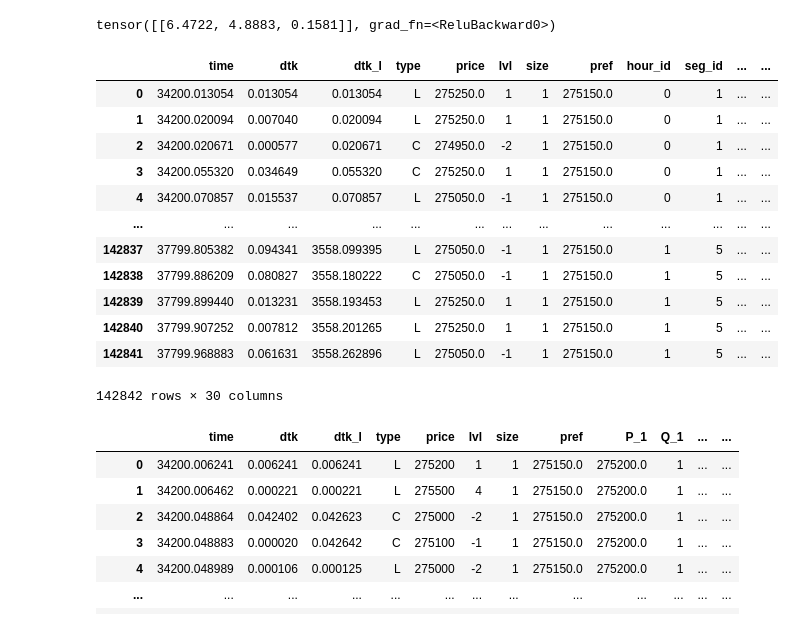
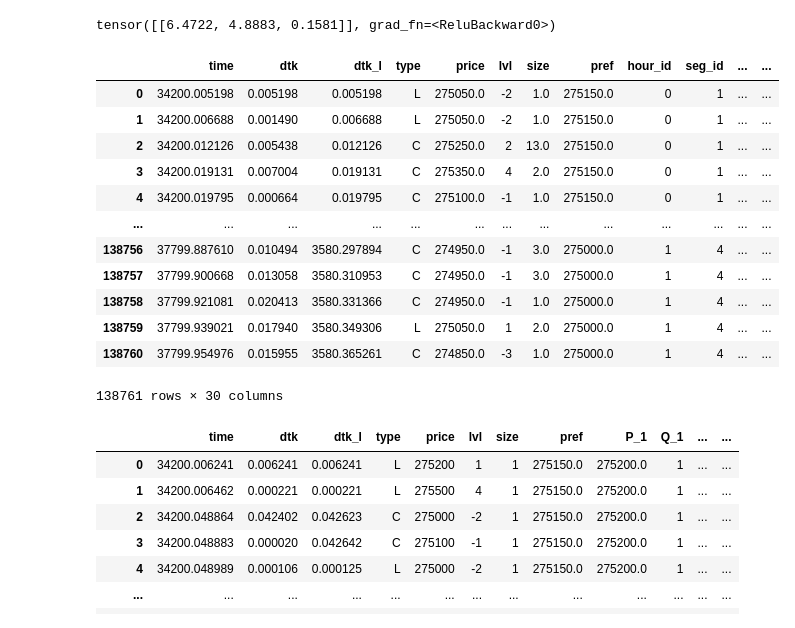
Before and after one commit to archer-paul/DeepQR-Microstructure, a Jupyter notebook: deepNN.ipynb, the cells around one changed output. Saved outputs shown, nothing was run; the diff lists cells and outputs as text; code cells hidden in the pictures.

```diff
--- a/deepNN.ipynb
+++ b/deepNN.ipynb
@@ -7,13 +9,23 @@ import matplotlib.pyplot as plt
 from lobster import *
 # %%
 ticker = "INTC"
-message_path  = f"data/LOBSTER_SampleFile_{ticker}_2012-06-21_5/{ticker}_2012-06-21_34200000_57600000_message_5.csv"
-orderbook_path = f"data/LOBSTER_SampleFile_{ticker}_2012-06-21_5/{ticker}_2012-06-21_34200000_57600000_orderbook_5.csv"
-levels=5
-K=5
+date = "2012-06-21"
+folder1 = "data"
+folder2 = "LOBSTER_SampleFile_INTC_2012-06-21_5"
+code = "34200000_57600000"
+message_path = f"{folder1}/{folder2}/{ticker}_{date}_{code}_message_5.csv"
+orderbook_path = f"{folder1}/{folder2}/{ticker}_{date}_{code}_orderbook_5.csv"
 
-msg, ob, qr, df = load_lobster_data(message_path, orderbook_path, levels=levels, K=K)
-#[["type", "lvl", "size", "P_1", "Q_1", "P_-1", "Q_-1", "P_2", "Q_2", "P_-2", "Q_-2", "P_3", "Q_3", "P_-3", "Q_-3", "P_4", "Q_4", "P_-4", "Q_-4", "P_5", "Q_5", "P_-5", "Q_-5"]]
+levels = 5
+K = 5
+
+msg, ob, qr, df = load_lobster_data(
+    message_path,
+    orderbook_path,
+    levels=levels,
+    K=K
+)
+
 df
 # %% [output]
 |  | time | dtk | dtk_l | type | price | lvl | size | pref | P_1 | Q_1 | ... | ... |
@@ -560,42 +582,49 @@ tensor([[6.4722, 4.8883, 0.1581]], grad_fn=<ReluBackward0>)
 # %%
 models_by_level = {
     1: model_level_1,
     2: model_level_2,
     3: model_level_3,
     4: model_level_4,
     5: model_level_5,
 }
 
 init_qa = [10, 12, 15, 18, 20]
 init_qb = [11, 13, 14, 17, 21]
 
+empirical_q_ask = df_norm["Q_5"].dropna().values.astype(float)
+empirical_q_bid = df_norm["Q_-5"].dropna().values.astype(float)
+
+size_sampler = build_empirical_size_sampler(df_norm, K=5)
+
 df_sim = simulate_dqr_day(
     models_by_level=models_by_level,
     init_qa=init_qa,
     init_qb=init_qb,
     K=5,
     T_sim=3600.0,
     t_start=34200.0,
     pref0=275150.0,
-    tick_size=100,
+    tick_size=50,
     q_max=500,
     device="cpu",
     refill_mode="empirical",   # ou "empirical"
-    refill_value=5
+    empirical_q_ask=empirical_q_ask,
+    empirical_q_bid=empirical_q_bid,
+    empirical_size_sampler=size_sampler
 )
 
 df_sim
 # %% [output]
 |  | time | dtk | dtk_l | type | price | lvl | size | pref | hour_id | seg_id | ... | ... |
-| 0 | 34200.013054 | 0.013054 | 0.013054 | L | 275250.0 | 1 | 1 | 275150.0 | 0 | 1 | ... | ... |
-| 1 | 34200.020094 | 0.007040 | 0.020094 | L | 275250.0 | 1 | 1 | 275150.0 | 0 | 1 | ... | ... |
-| 2 | 34200.020671 | 0.000577 | 0.020671 | C | 274950.0 | -2 | 1 | 275150.0 | 0 | 1 | ... | ... |
-| 3 | 34200.055320 | 0.034649 | 0.055320 | C | 275250.0 | 1 | 1 | 275150.0 | 0 | 1 | ... | ... |
-| 4 | 34200.070857 | 0.015537 | 0.070857 | L | 275050.0 | -1 | 1 | 275150.0 | 0 | 1 | ... | ... |
+| 0 | 34200.005198 | 0.005198 | 0.005198 | L | 275050.0 | -2 | 1.0 | 275150.0 | 0 | 1 | ... | ... |
+| 1 | 34200.006688 | 0.001490 | 0.006688 | L | 275050.0 | -2 | 1.0 | 275150.0 | 0 | 1 | ... | ... |
+| 2 | 34200.012126 | 0.005438 | 0.012126 | C | 275250.0 | 2 | 13.0 | 275150.0 | 0 | 1 | ... | ... |
+| 3 | 34200.019131 | 0.007004 | 0.019131 | C | 275350.0 | 4 | 2.0 | 275150.0 | 0 | 1 | ... | ... |
+| 4 | 34200.019795 | 0.000664 | 0.019795 | C | 275100.0 | -1 | 1.0 | 275150.0 | 0 | 1 | ... | ... |
 | ... | ... | ... | ... | ... | ... | ... | ... | ... | ... | ... | ... | ... |
-| 142837 | 37799.805382 | 0.094341 | 3558.099395 | L | 275050.0 | -1 | 1 | 275150.0 | 1 | 5 | ... | ... |
-| 142838 | 37799.886209 | 0.080827 | 3558.180222 | C | 275050.0 | -1 | 1 | 275150.0 | 1 | 5 | ... | ... |
-| 142839 | 37799.899440 | 0.013231 | 3558.193453 | L | 275250.0 | 1 | 1 | 275150.0 | 1 | 5 | ... | ... |
-| 142840 | 37799.907252 | 0.007812 | 3558.201265 | L | 275250.0 | 1 | 1 | 275150.0 | 1 | 5 | ... | ... |
-| 142841 | 37799.968883 | 0.061631 | 3558.262896 | L | 275050.0 | -1 | 1 | 275150.0 | 1 | 5 | ... | ... |
+| 138756 | 37799.887610 | 0.010494 | 3580.297894 | C | 274950.0 | -1 | 3.0 | 275000.0 | 1 | 4 | ... | ... |
+| 138757 | 37799.900668 | 0.013058 | 3580.310953 | C | 274950.0 | -1 | 3.0 | 275000.0 | 1 | 4 | ... | ... |
+| 138758 | 37799.921081 | 0.020413 | 3580.331366 | C | 274950.0 | -1 | 1.0 | 275000.0 | 1 | 4 | ... | ... |
+| 138759 | 37799.939021 | 0.017940 | 3580.349306 | L | 275050.0 | 1 | 2.0 | 275000.0 | 1 | 4 | ... | ... |
+| 138760 | 37799.954976 | 0.015955 | 3580.365261 | C | 274850.0 | -3 | 1.0 | 275000.0 | 1 | 4 | ... | ... |
-142842 rows × 30 columns
+138761 rows × 30 columns
```
Also changed, not shown: parts of 22 cells of this notebook, 14 other files.
